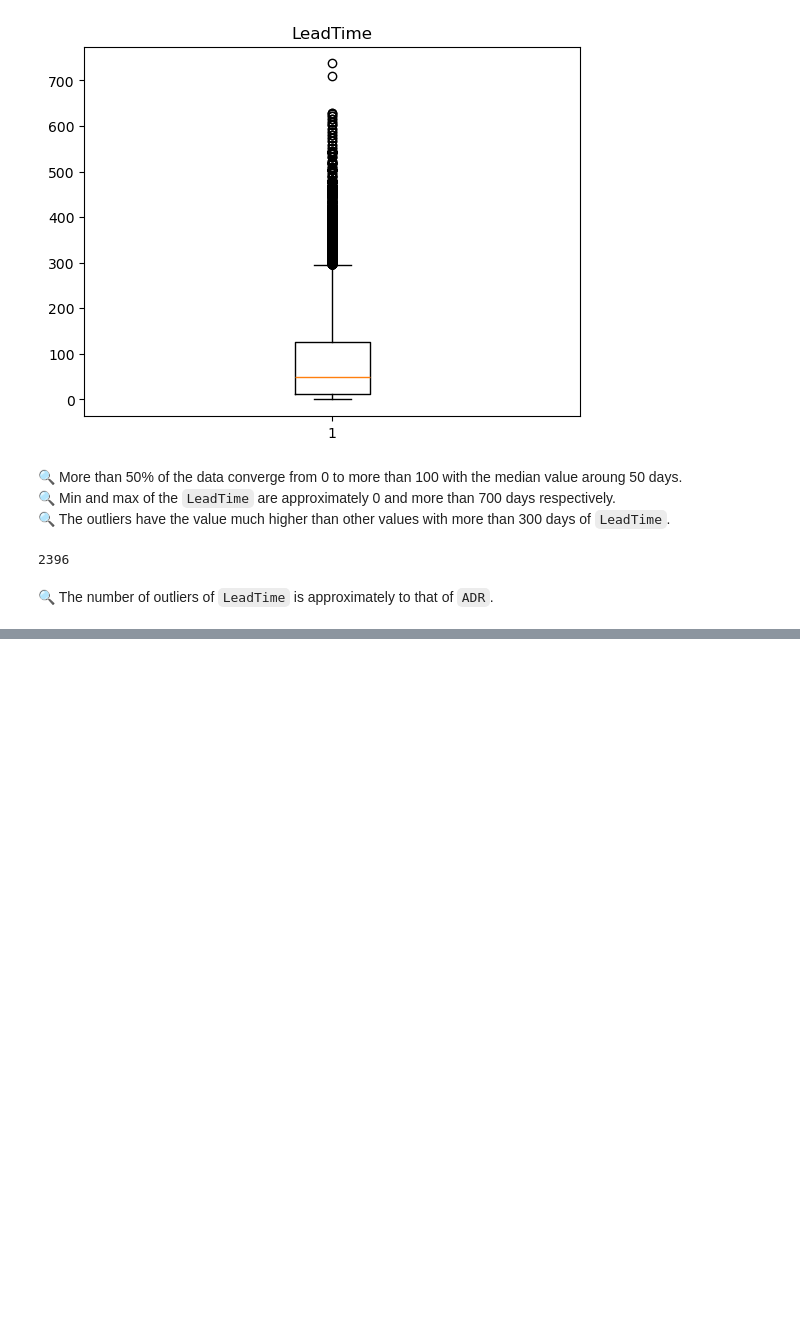
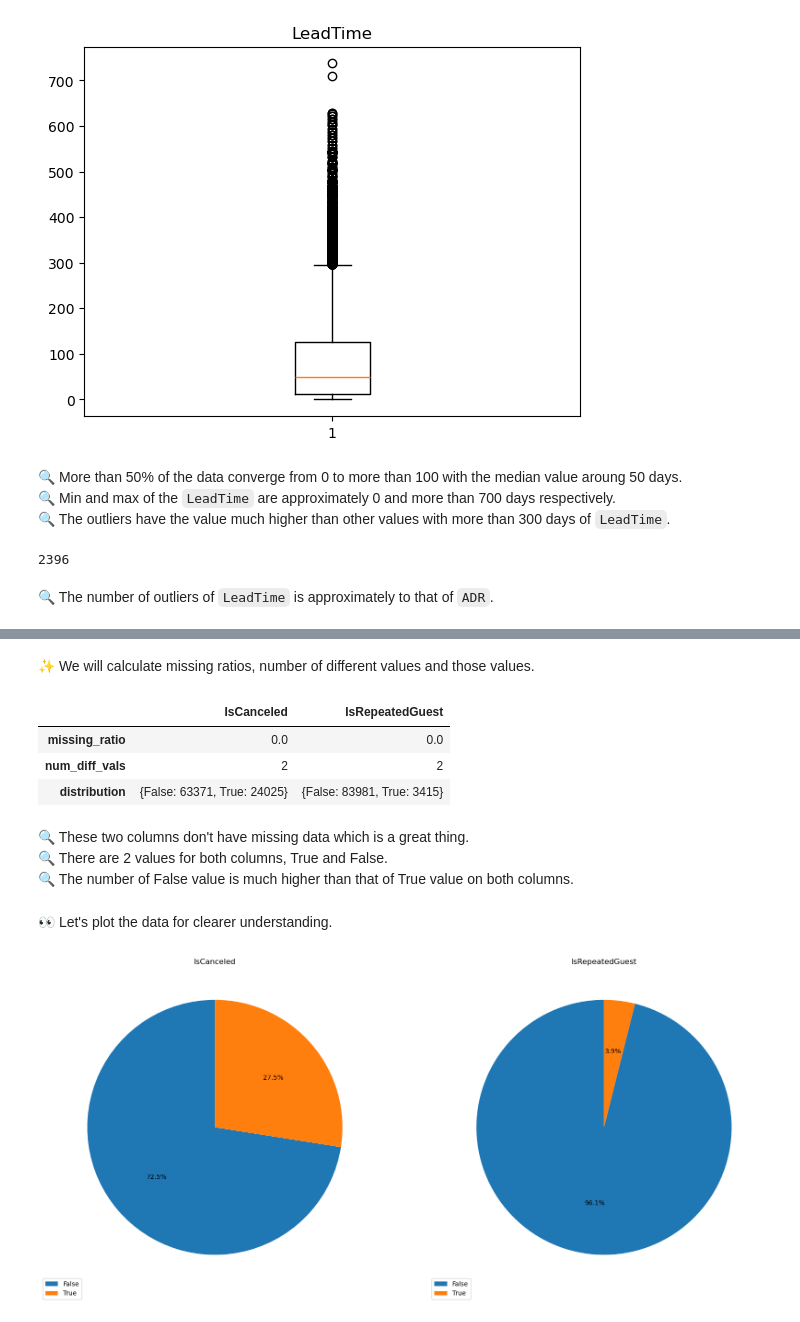
Before and after one commit to danghuynh-bit/LTKHDL_hotekbookingdemand, a Jupyter notebook: 02_Preprocessing.ipynb, the cells around one changed output, grey strips where cells are left out. Drawn from its saved outputs; the diff is of its cells as text; code cells hidden in the pictures; blank space fills up the shorter version.

Commit message:
Preprocess on non-numeric data

```diff
--- a/02_Preprocessing.ipynb
+++ b/02_Preprocessing.ipynb
@@ -91,0 +94,3 @@ dtype: object
+# %%
+raw_df.replace('       NULL', '', inplace=True)
+raw_df
@@ -325,0 +366,50 @@ count_outliers(raw_df['LeadTime'])
+# %% [markdown]
+✨ We will calculate missing ratios, number of different values and those values.
+# %%
+# Calculate missing ratios, number of different values and those values
+missing_ratio = bool_col_df.isna().mean() * 100
+num_diff_vals = bool_col_df.nunique().to_numpy()
+value_counts_dict = np.vectorize(lambda column: dict(bool_col_df[column].value_counts()))(bool_col_df.columns)
+
+# Create a dataframe to show data
+bool_col_profile = pd.DataFrame({'missing_ratio': missing_ratio,
+                                 'num_diff_vals': num_diff_vals,
+                                 'distribution': value_counts_dict})
+bool_col_profile = bool_col_profile.transpose()
+bool_col_profile.columns = ['IsCanceled', 'IsRepeatedGuest']
+
+# Show data
+bool_col_profile
+# %% [output]
+|  | IsCanceled | IsRepeatedGuest |
+| missing_ratio | 0.0 | 0.0 |
+| num_diff_vals | 2 | 2 |
+| distribution | {False: 63371, True: 24025} | {False: 83981, True: 3415} |
+# %% [markdown]
+🔍 These two columns don't have missing data which is a great thing.
+🔍 There are 2 values for both columns, True and False.
+🔍 The number of False value is much higher than that of True value on both columns.
+# %% [markdown]
+👀 Let's plot the data for clearer understanding.
+# %%
+# Create fig and axes
+fig, axes = plt.subplots(1, 2, figsize=(20, 9))
+axes = axes.flatten()
+
+# Define column names
+cols = ['IsCanceled', 'IsRepeatedGuest']
+
+# Plot histograms for each axe
+for i in range(2):
+    data_dict = raw_df[cols[i]].value_counts().to_dict()
+    labels = list(data_dict.keys())
+    sizes = list(data_dict.values())
+
+    axes[i].pie(sizes, labels=None, autopct='%1.1f%%', startangle=90)
+    axes[i].set_title(cols[i])
+    axes[i].set_aspect('equal')
+    axes[i].legend(labels, loc='lower left', bbox_to_anchor=(-0.05, -0.05))
+
+plt.show()
+# %% [output]
+[figure, added]
```
Also changed, not shown: parts of 26 cells of this notebook.
